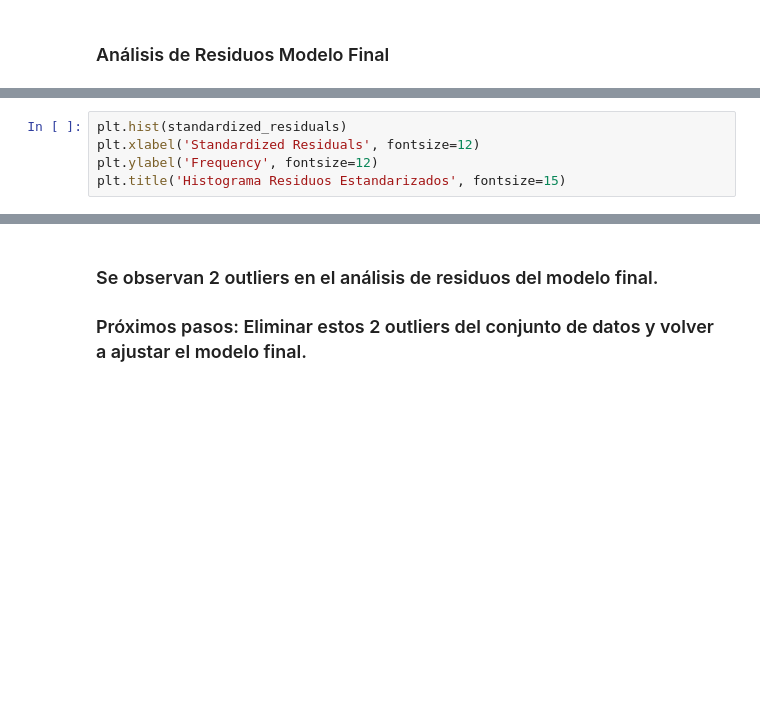
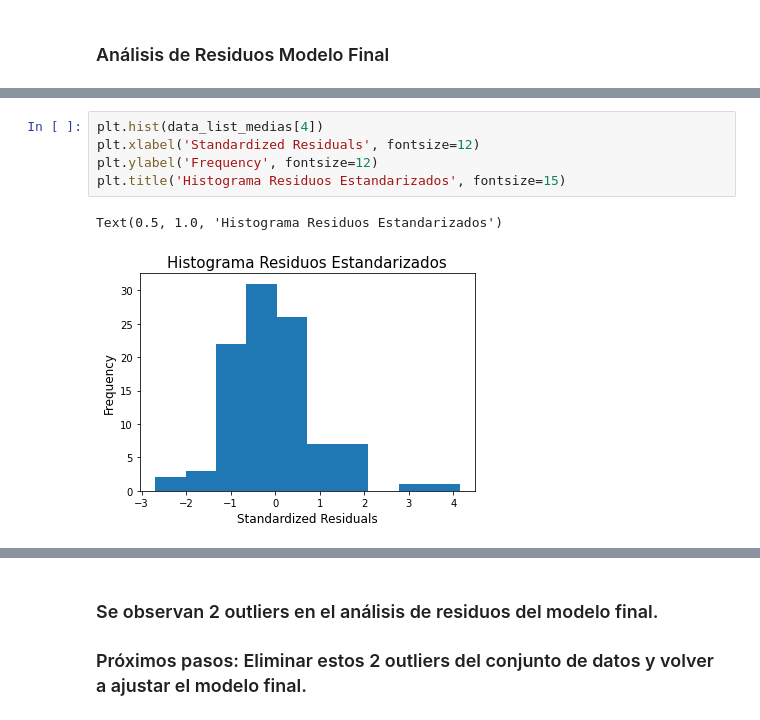
Before and after one commit to serNAVARRO7/AISaturdays-depresion-rrss, a Jupyter notebook: scripts/RegresionWithFunctions.ipynb, the cells around one changed output, grey strips where cells are left out. Cells and saved outputs as stored; diff of their text form; blank space fills up the shorter version.

```diff
--- a/scripts/RegresionWithFunctions.ipynb
+++ b/scripts/RegresionWithFunctions.ipynb
@@ -351,8 +339,11 @@ NameError: name 'fitt' is not defined
 # %%
-plt.hist(standardized_residuals)
+plt.hist(data_list_medias[4])
 plt.xlabel('Standardized Residuals', fontsize=12)
 plt.ylabel('Frequency', fontsize=12)
 plt.title('Histograma Residuos Estandarizados', fontsize=15)
+# %% [output]
+Text(0.5, 1.0, 'Histograma Residuos Estandarizados')
+[figure, added]
 # %%
 !pip install scipy
 from scipy import stats
```
Also changed, not shown: parts of 10 cells of this notebook, 1 other file.
